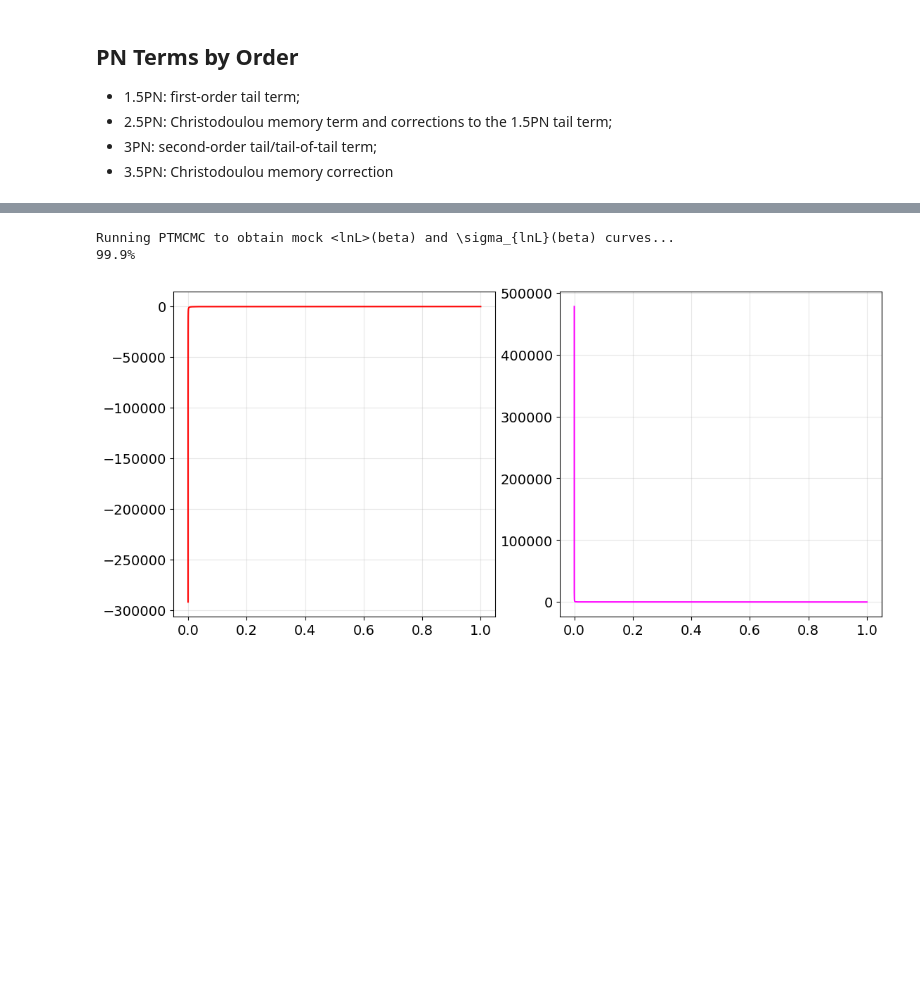
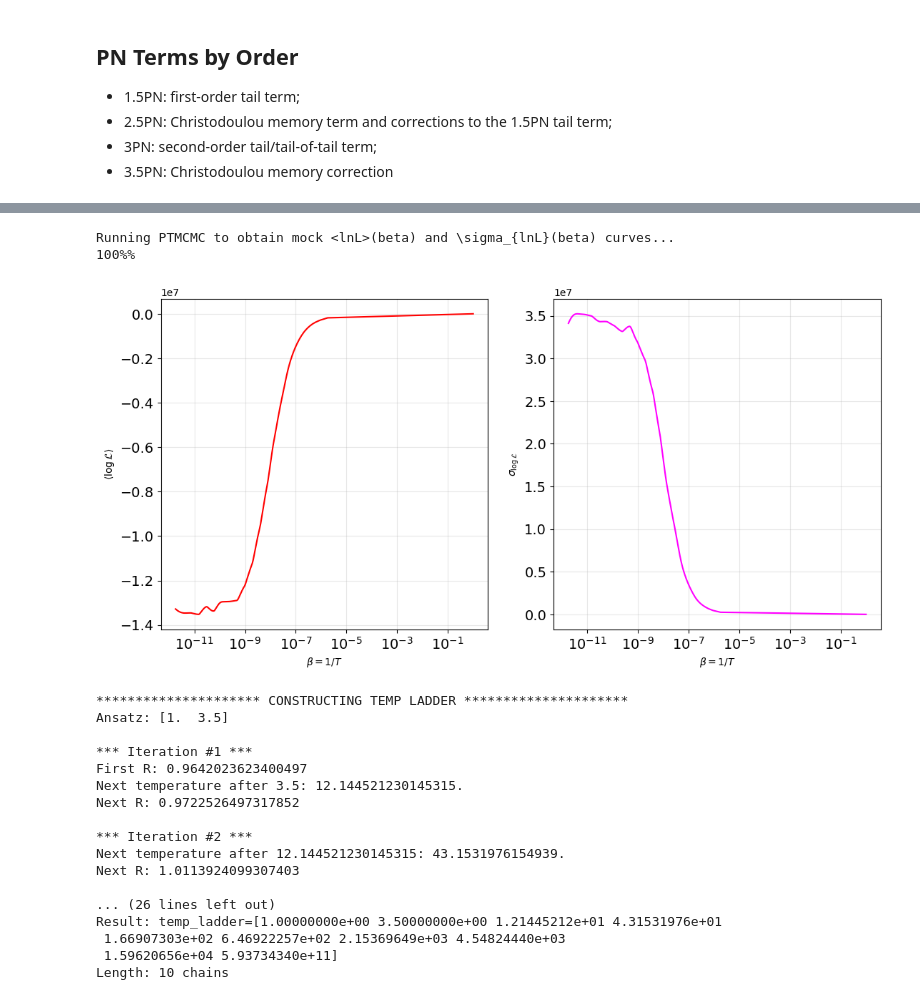
Before and after one commit to jimmy-gw/GWTails_ParameterEstimation, a Jupyter notebook: TAILSvsNOTAILS_MCMC.ipynb, the cells around one changed output, grey strips where cells are left out. Cells and saved outputs as stored; diff of their text form; code cells hidden in the pictures; blank space fills up the shorter version.

```diff
--- a/TAILSvsNOTAILS_MCMC.ipynb
+++ b/TAILSvsNOTAILS_MCMC.ipynb
@@ -125,19 +35,46 @@ Average PT swap acceptance rate: 0.4488382099827883
 # %%
 ### Adaptive ladder spacing
-
-# So 6/24 version of me was an IDIOT and spent hours trying to get this function to work... and when I finally did I FORGOT TO STORE THE RETURN VALUES IN GLOBAL VARIABLES.
-# So 6/25 version of me (i.e. YOU): do that first thing in the morning! ^v^
-# ... and work on the next steps of the pseudocode while that runs =D
-lmcmc.construct_roughTIdata()
-
-t0, nc = 1.75, 25
-tl_ansatz=t0**(np.arange(nc))
-#temp_ladder=lmcmc.construct_temp_ladder(lambdas=[0,0,0,0], temp_ladder=tl_ansatz)
-
-# small alpha --> nudge together; large alpha --> spread apart
-# use functional dependence of \sigma on \beta? (lowkey this might just be easier to visualize as a table instead of a plot)
-# From Pacc vs. Rbar plot: aim for R~1 between all chains
+# Save <lnL> and \sigma_{lnL} estimates globally
+tl_akima, avg_lnlikes_akima, lnlikes_stdevs_akima = lmcmc.construct_roughTIdata(2, 40)
 # %% [output]
 Running PTMCMC to obtain mock <lnL>(beta) and \sigma_{lnL}(beta) curves...
-99.9%
+100%%
-[figure, removed]
+# %%
+# sanity check: plot Akima-splined <lnL> and \sigma vs \beta
+akimafig,(axmu,axsig)=plt.subplots(1,2,figsize=(13,6))
+axmu.plot(1./tl_akima, avg_lnlikes_akima(tl_akima), marker=None, color='red', label='<lnL>s')
+axsig.plot(1./tl_akima, lnlikes_stdevs_akima(tl_akima), marker=None, color='magenta', label='sigmas')
+axmu.set_ylabel(r'$\langle\log\mathcal{L}\rangle$')
+axsig.set_ylabel(r'$\sigma_{\log\mathcal{L}}$')
+
+for ax in (axmu,axsig):
+    ax.set_xlabel(r'$\beta = 1/T$')
+    ax.grid(alpha=0.3)
+    ax.tick_params(axis='both', which='major', labelsize=14)
+    ax.set_xscale('log')
+plt.show()
+adaptive_temp_ladder=lmcmc.construct_temp_ladder((tl_akima, avg_lnlikes_akima, lnlikes_stdevs_akima))
+
+temp_ladder=adaptive_temp_ladder[:-1] # last chain is extremely extremely hot... is \sigma_lnL too large at high temps? how fix?
+num_samples=10000
+num_chains=len(temp_ladder)
+temp0=temp_ladder[1]
+# %% [output]
+[figure, added]
+********************* CONSTRUCTING TEMP LADDER *********************
+Ansatz: [1.  3.5]
+
+*** Iteration #1 ***
+First R: 0.9642023623400497
+Next temperature after 3.5: 12.144521230145315.
+Next R: 0.9722526497317852
+
+*** Iteration #2 ***
+Next temperature after 12.144521230145315: 43.1531976154939.
+Next R: 1.0113924099307403
+
+... (26 lines left out)
+Result: temp_ladder=[1.00000000e+00 3.50000000e+00 1.21445212e+01 4.31531976e+01
+ 1.66907303e+02 6.46922257e+02 2.15369649e+03 4.54824440e+03
+ 1.59620656e+04 5.93734340e+11]
+Length: 10 chains
```
Also changed, not shown: parts of 9 cells of this notebook, 2 other files.
